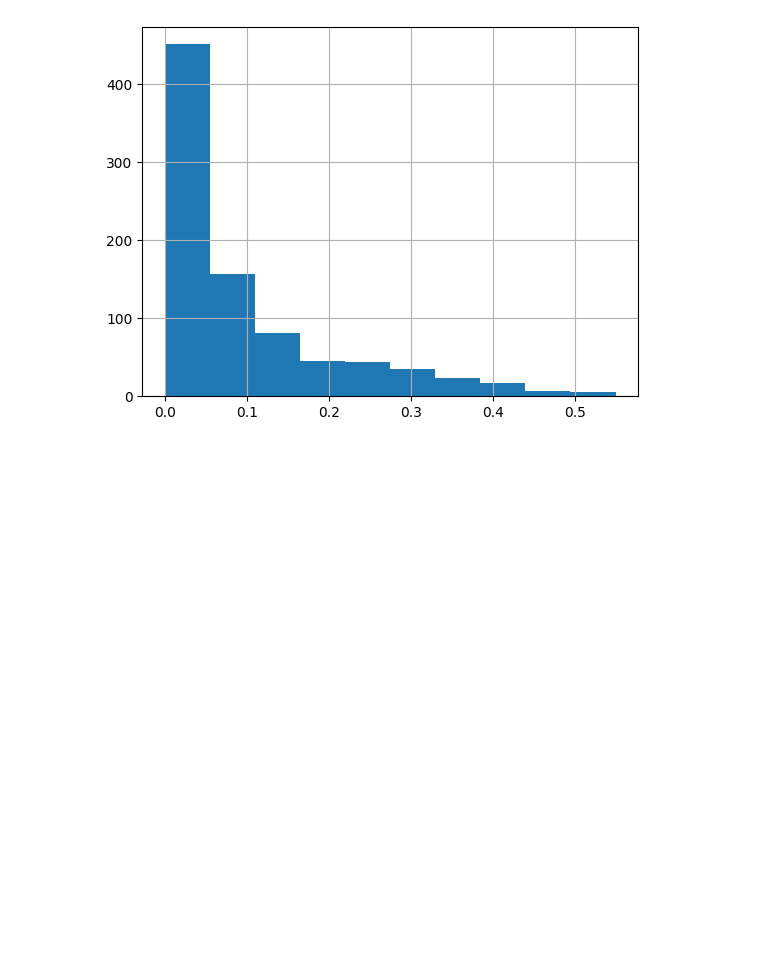
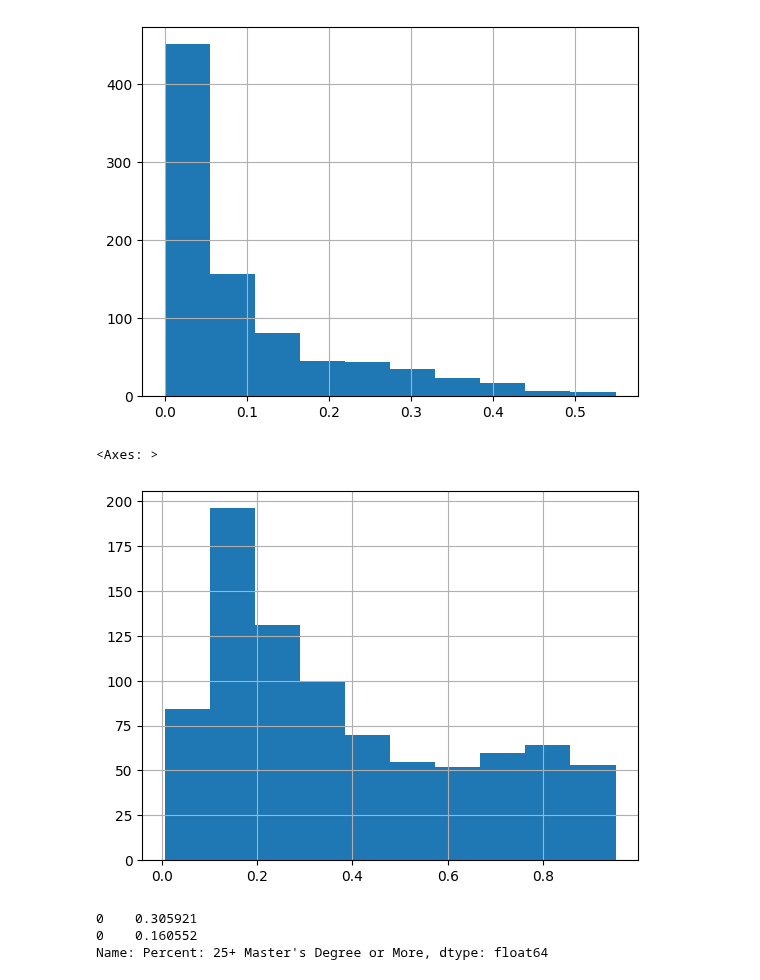
Before and after one commit to Rajvishah12/cpl_project, a Jupyter notebook: can-summer-2023/notebooks/Isochrone for Sulzer Regional Library.ipynb, the cells around one changed output. Cells and saved outputs as stored; diff of their text form; code cells hidden in the pictures; blank space fills up the shorter version.

```diff
--- a/can-summer-2023/notebooks/Isochrone for Sulzer Regional Library.ipynb
+++ b/can-summer-2023/notebooks/Isochrone for Sulzer Regional Library.ipynb
@@ -653,3 +670,14 @@ census_demos['Percent Households: $200,000 or more'].hist()
 # %% [output]
 <Axes: >
 [figure]
+# %%
+census_demos['Percent: 25+ Bachelor\'s Degree or More'].hist()
+# %% [output]
+<Axes: >
+[figure, added]
+# %%
+branch_vs_average['Percent: 25+ Master\'s Degree or More']
+# %% [output]
+0    0.305921
+0    0.160552
+Name: Percent: 25+ Master's Degree or More, dtype: float64
```
Also changed, not shown: parts of 6 cells of this notebook.
